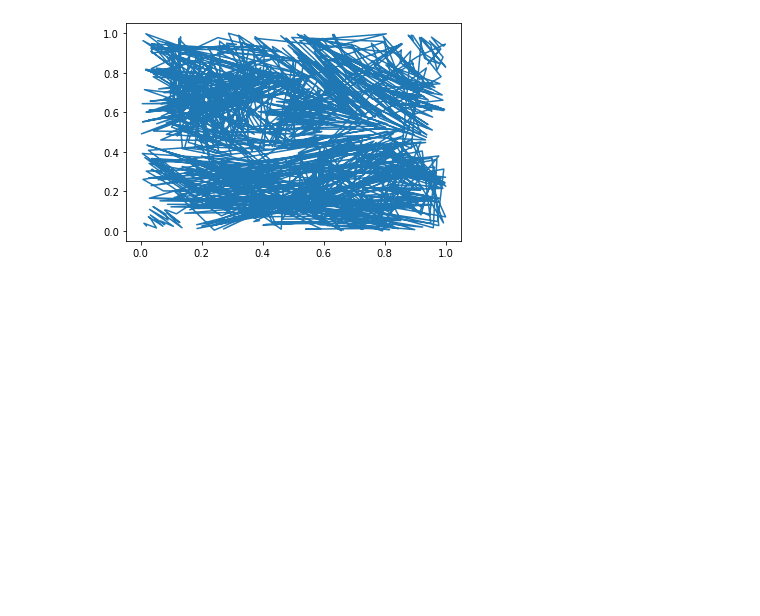
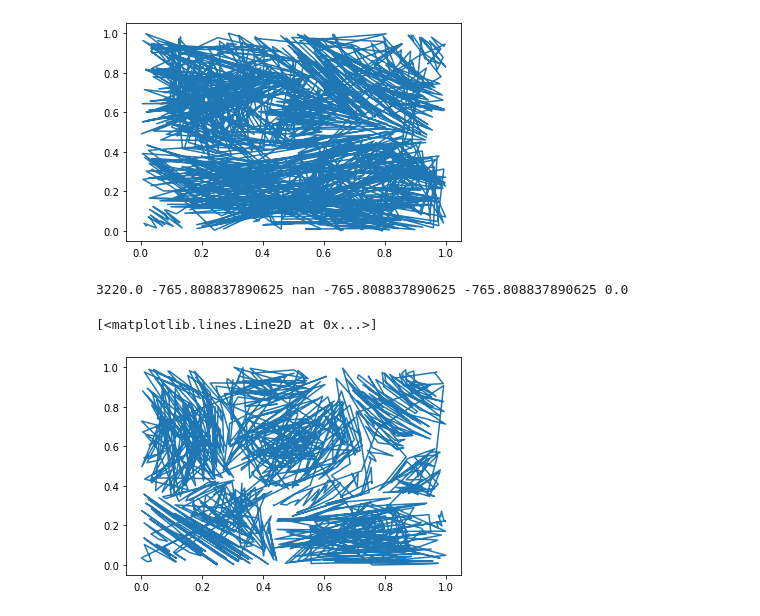
Before and after one commit to lucashuysmans/CMI-External-Project, a Jupyter notebook: Delaunay Transformer/Plot50.ipynb, the cells around one changed output. Cells and saved outputs as stored; diff of their text form; code cells hidden in the pictures; blank space fills up the shorter version.

```diff
--- a/Delaunay Transformer/Plot50.ipynb
+++ b/Delaunay Transformer/Plot50.ipynb
@@ -19,7 +19,7 @@ emsize = 512
 
 
 class Graph_Transformer(nn.Module):
-    def __init__(self, emsize = 32, nhead = 8, nhid = 1024, nlayers = 3, ndecoderlayers = 0, dropout = 0):
+    def __init__(self, emsize = 64, nhead = 8, nhid = 1024, nlayers = 4, ndecoderlayers = 2, dropout = 0):
         super().__init__()
         self.emsize = emsize
         from torch.nn import TransformerEncoder, TransformerEncoderLayer, TransformerDecoder, TransformerDecoderLayer
@@ -414,3 +414,14 @@ plt.plot(points[0, order[0,:], 0], points[0, order[0,:], 1])
 3613.0 -635.6856689453125 nan -635.6856689453125 -635.6856689453125 0.0
 [<matplotlib.lines.Line2D at 0x...>]
 [figure]
+# %%
+NN.load_state_dict(torch.load('2D_50points_small_90', map_location = "cuda"))
+evaluate(1, 1003, 1, 1)
+import matplotlib.pyplot as plt
+points = env.points.to("cpu").numpy() #[1, npoints, 2]
+order = env.points_sequence.to("cpu").numpy() #[1, npoints]
+plt.plot(points[0, order[0,:], 0], points[0, order[0,:], 1])
+# %% [output]
+3220.0 -765.808837890625 nan -765.808837890625 -765.808837890625 0.0
+[<matplotlib.lines.Line2D at 0x...>]
+[figure, added]
```
Also changed, not shown: parts of 5 cells of this notebook, 4 other files.
